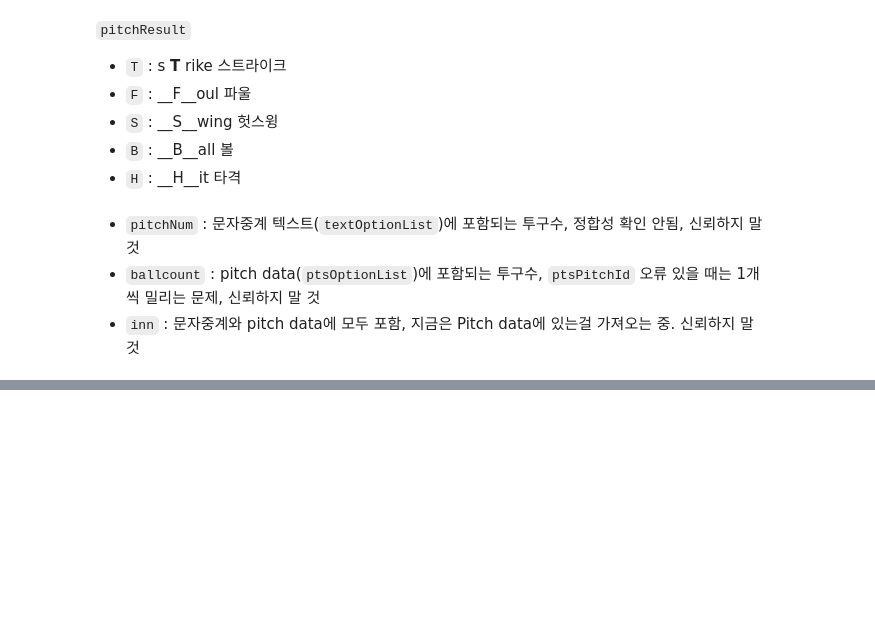
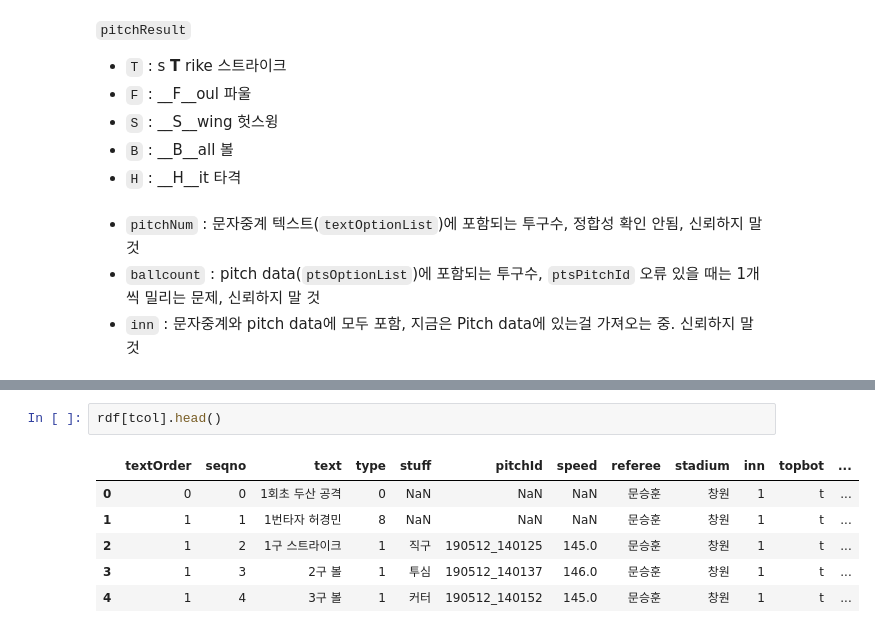
Before and after one commit to kparkk2/KBO_pbp_text_crawler, a Jupyter notebook: new_parser.ipynb, the cells around one changed output, grey strips where cells are left out. Saved outputs shown, nothing was run; the diff lists cells and outputs as text; blank space fills up the shorter version.

```diff
--- a/new_parser.ipynb
+++ b/new_parser.ipynb
@@ -1033,0 +1157,9 @@ def parseTextWithType(self, textdf):
+# %%
+rdf[tcol].head()
+# %% [output]
+|  | textOrder | seqno | text | type | stuff | pitchId | speed | referee | stadium | inn | topbot | ... |
+| 0 | 0 | 0 | 1회초 두산 공격 | 0 | NaN | NaN | NaN | 문승훈 | 창원 | 1 | t | ... |
+| 1 | 1 | 1 | 1번타자 허경민 | 8 | NaN | NaN | NaN | 문승훈 | 창원 | 1 | t | ... |
+| 2 | 1 | 2 | 1구 스트라이크 | 1 | 직구 | 190512_140125 | 145.0 | 문승훈 | 창원 | 1 | t | ... |
+| 3 | 1 | 3 | 2구 볼 | 1 | 투심 | 190512_140137 | 146.0 | 문승훈 | 창원 | 1 | t | ... |
+| 4 | 1 | 4 | 3구 볼 | 1 | 커터 | 190512_140152 | 145.0 | 문승훈 | 창원 | 1 | t | ... |
```
Also changed, not shown: parts of 23 cells of this notebook, 3 other files.
